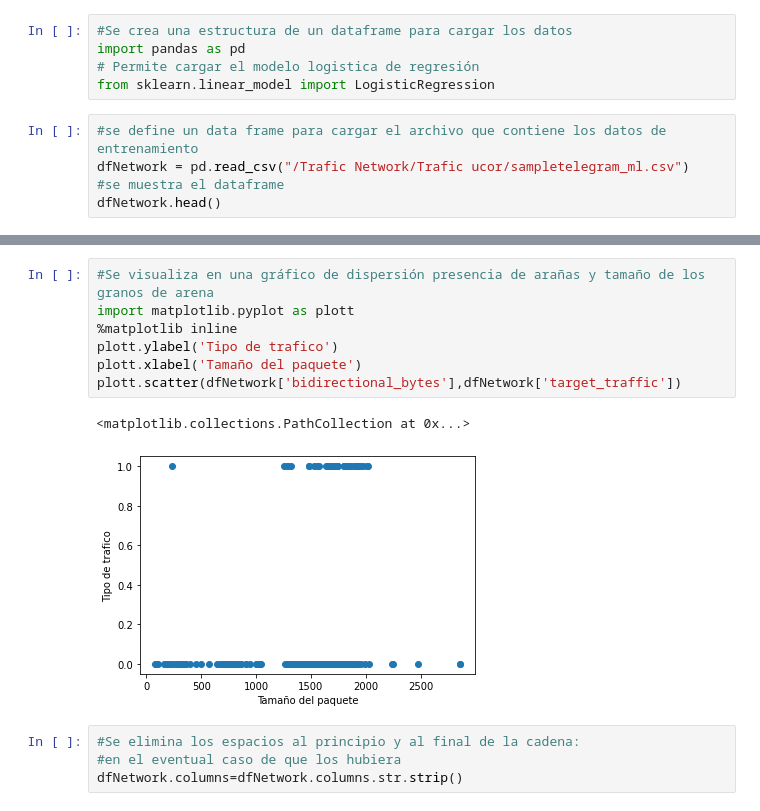
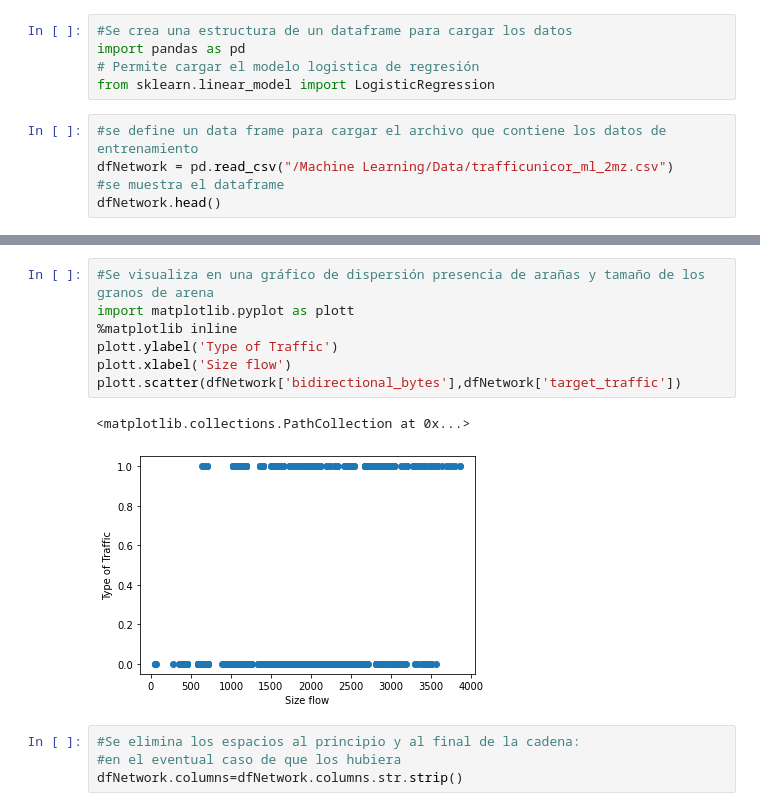
Before and after one commit to jeliecergomez/Machine_Learning, a Jupyter notebook: Models_Trafic_Network.ipynb, the cells around one changed output, grey strips where cells are left out. Saved outputs shown, nothing was run; the diff lists cells and outputs as text.

```diff
--- a/Models_Trafic_Network.ipynb
+++ b/Models_Trafic_Network.ipynb
@@ -5,7 +5,7 @@ import pandas as pd
 from sklearn.linear_model import LogisticRegression
 # %%
 #se define un data frame para cargar el archivo que contiene los datos de entrenamiento
-dfNetwork = pd.read_csv("/Trafic Network/Trafic ucor/sampletelegram_ml.csv")
+dfNetwork = pd.read_csv("/Machine Learning/Data/trafficunicor_ml_2mz.csv")
 #se muestra el dataframe
 dfNetwork.head()
 # %% [output]
@@ -18,13 +18,13 @@ dfNetwork.head()
 # %%
 #Se visualiza en una gráfico de dispersión presencia de arañas y tamaño de los granos de arena
 import matplotlib.pyplot as plott
 %matplotlib inline
-plott.ylabel('Tipo de trafico')
-plott.xlabel('Tamaño del paquete')
+plott.ylabel('Type of Traffic')
+plott.xlabel('Size flow')
 plott.scatter(dfNetwork['bidirectional_bytes'],dfNetwork['target_traffic'])
 # %% [output]
 <matplotlib.collections.PathCollection at 0x...>
-[figure, old version]
+[figure, new version]
 # %%
 #Se elimina los espacios al principio y al final de la cadena:
 #en el eventual caso de que los hubiera
```
Also changed, not shown: parts of 25 cells of this notebook.
